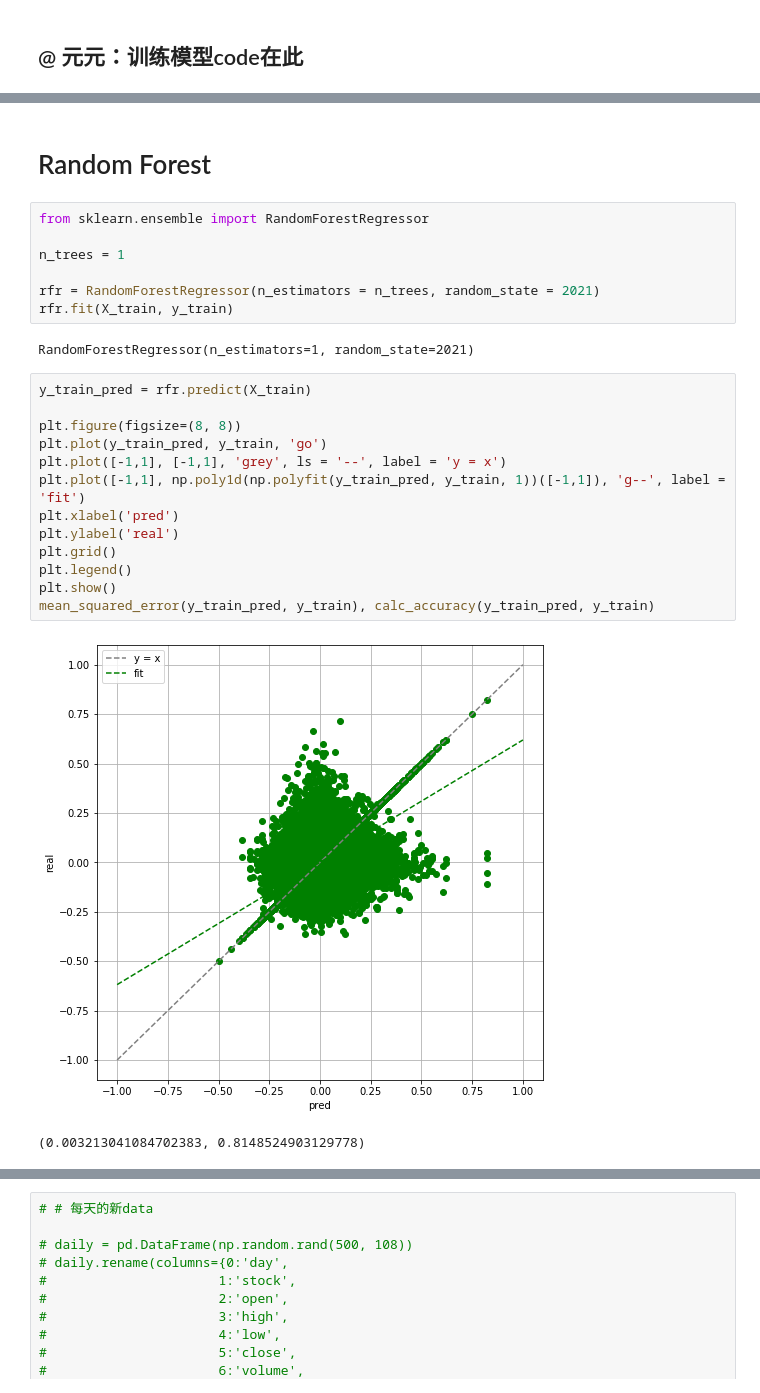
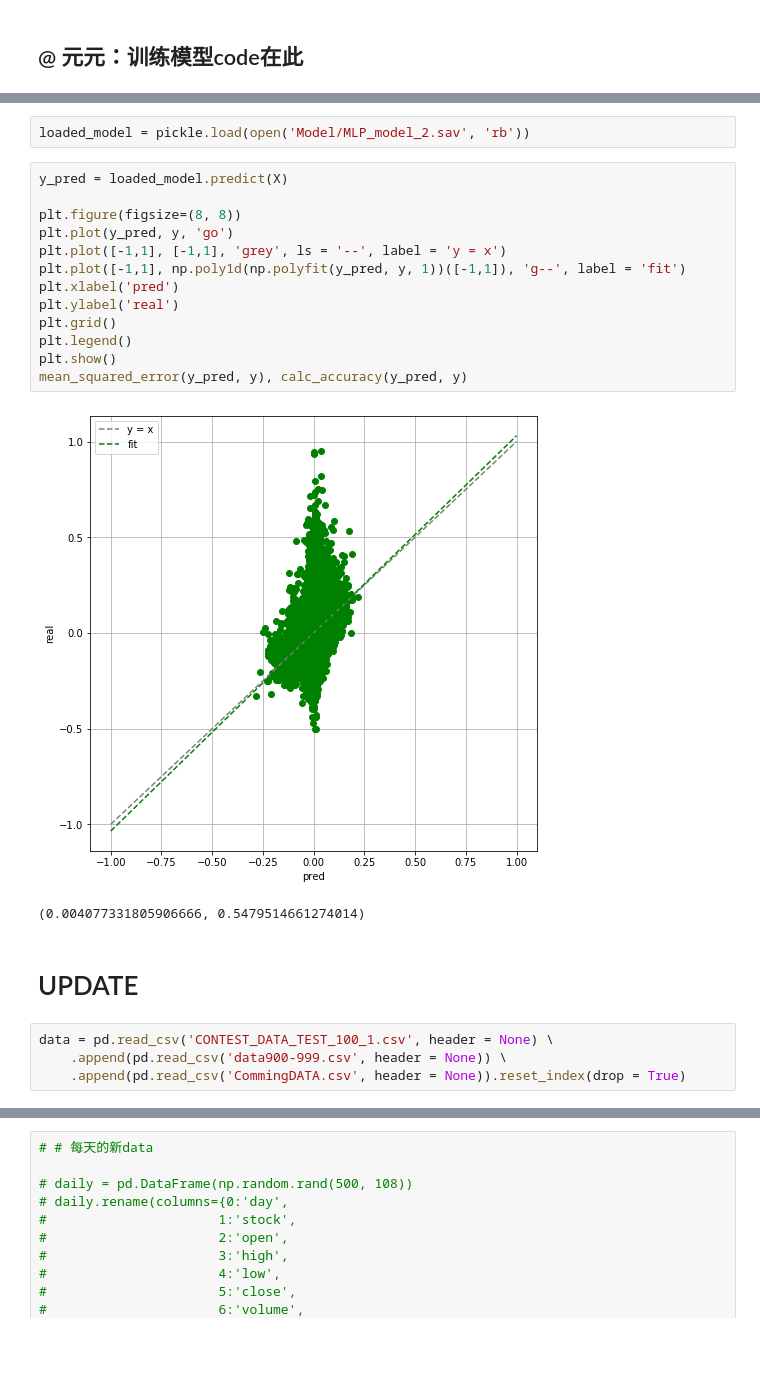
Before and after one commit to markzhao98/UbiQuantChallenge-4.4.1, a Jupyter notebook: Strategy/Strategy.ipynb, the cells around one changed output, grey strips where cells are left out. Saved outputs shown, nothing was run; the diff lists cells and outputs as text; blank space fills up the shorter version.

```diff
--- a/Strategy/Strategy.ipynb
+++ b/Strategy/Strategy.ipynb
@@ -283,27 +286,24 @@ pickle.dump(lm, open('Model/MLP_model_2.sav', 'wb'))
-# %% [markdown]
-# Random Forest
-# %%
-from sklearn.ensemble import RandomForestRegressor
-
-n_trees = 1
-
-rfr = RandomForestRegressor(n_estimators = n_trees, random_state = 2021)
-rfr.fit(X_train, y_train)
-# %% [output]
-RandomForestRegressor(n_estimators=1, random_state=2021)
+# %%
+loaded_model = pickle.load(open('Model/MLP_model_2.sav', 'rb'))
 # %%
-y_train_pred = rfr.predict(X_train)
+y_pred = loaded_model.predict(X)
 
 plt.figure(figsize=(8, 8))
-plt.plot(y_train_pred, y_train, 'go')
+plt.plot(y_pred, y, 'go')
 plt.plot([-1,1], [-1,1], 'grey', ls = '--', label = 'y = x')
-plt.plot([-1,1], np.poly1d(np.polyfit(y_train_pred, y_train, 1))([-1,1]), 'g--', label = 'fit')
+plt.plot([-1,1], np.poly1d(np.polyfit(y_pred, y, 1))([-1,1]), 'g--', label = 'fit')
 plt.xlabel('pred')
 plt.ylabel('real')
 plt.grid()
 plt.legend()
 plt.show()
-mean_squared_error(y_train_pred, y_train), calc_accuracy(y_train_pred, y_train)
+mean_squared_error(y_pred, y), calc_accuracy(y_pred, y)
 # %% [output]
-[figure, old version]
+[figure, new version]
-(0.003213041084702383, 0.8148524903129778)
+(0.004077331805906666, 0.5479514661274014)
+# %% [markdown]
+# UPDATE
+# %%
+data = pd.read_csv('CONTEST_DATA_TEST_100_1.csv', header = None) \
+    .append(pd.read_csv('data900-999.csv', header = None)) \
+    .append(pd.read_csv('CommingDATA.csv', header = None)).reset_index(drop = True)
```
Also changed, not shown: parts of 18 cells of this notebook, 2 other files.
